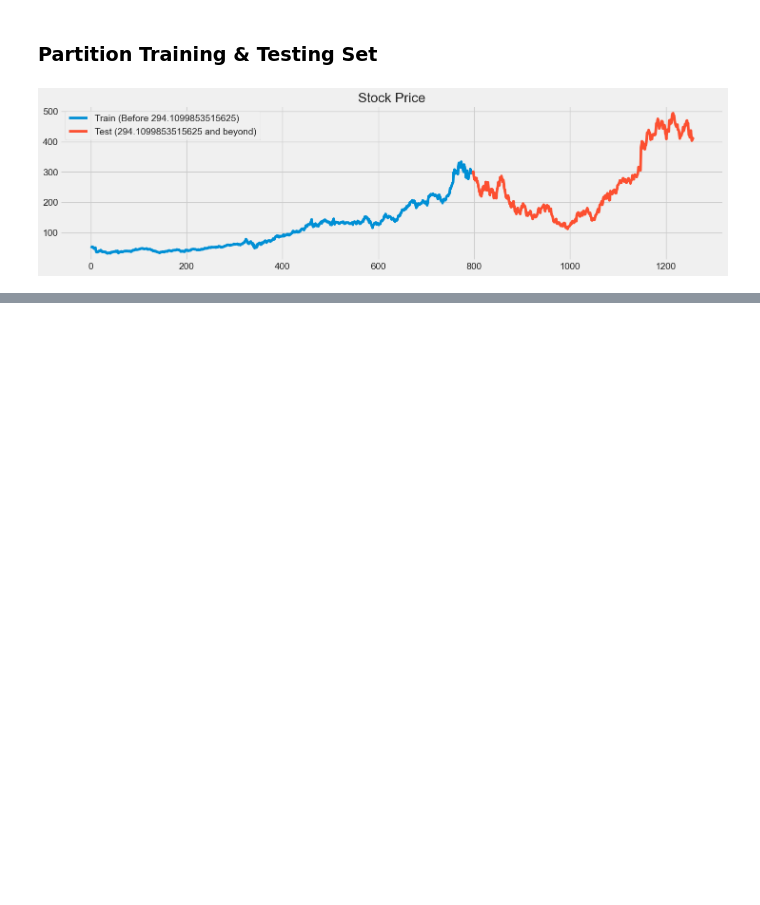
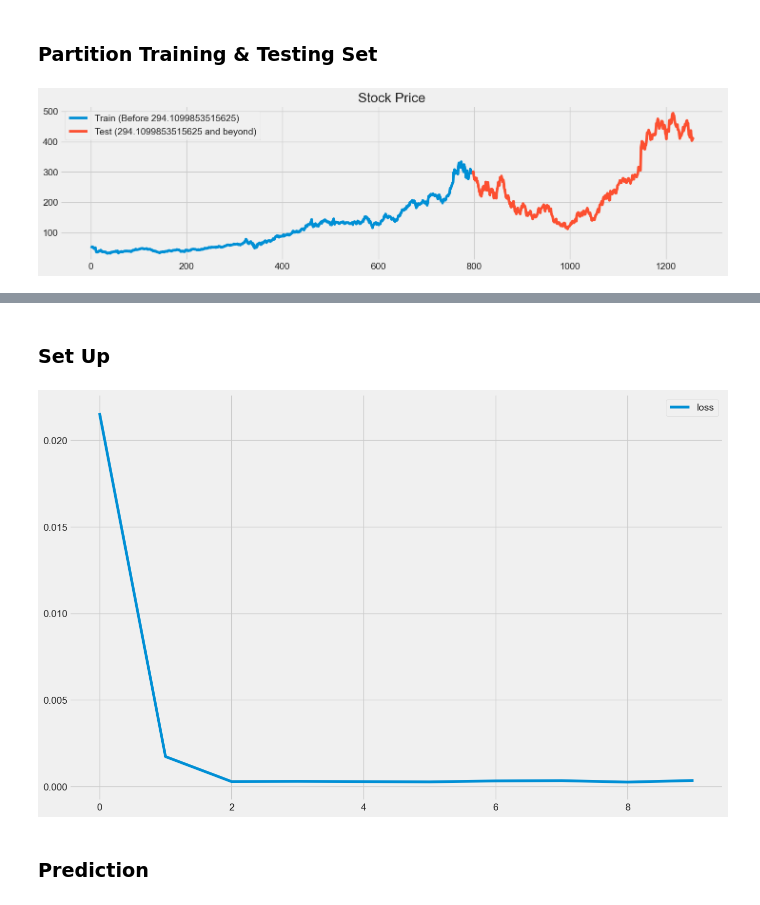
Before and after one commit to dhwanu19/nvidia-stock-price-analysis, a Jupyter notebook: LSTM-RNN.ipynb, the cells around one changed output, grey strips where cells are left out. Drawn from its saved outputs; the diff is of its cells as text; code cells hidden in the pictures; blank space fills up the shorter version.

Commit message:
added RNN prediction

```diff
--- a/LSTM-RNN.ipynb
+++ b/LSTM-RNN.ipynb
@@ -111,0 +182,24 @@ training_set_scaled = sc.fit_transform(training_set)
+# %% [markdown]
+### Set Up
+# %%
+def plot_loss(history):
+    plt.figure(figsize = (15,10))
+    plt.plot(history.history['loss'], label='loss')
+    plt.legend(loc='best')
+    plt.show()
+# %%
+model_rnn = Sequential()
+model_rnn.add(SimpleRNN(units=125, input_shape=(n_steps, features)))
+model_rnn.add(Dense(units=1))
+# %%
+# Compiling the model
+model_rnn.compile(optimizer="RMSprop", loss="mse")
+# %%
+history = model_rnn.fit(X_train, y_train, epochs=10, batch_size=32, verbose=0)
+model_snapshot("34db30")
+# %%
+plot_loss(history)
+# %% [output]
+[figure, added]
+# %% [markdown]
+### Prediction
```
Also changed, not shown: parts of 19 cells of this notebook.
